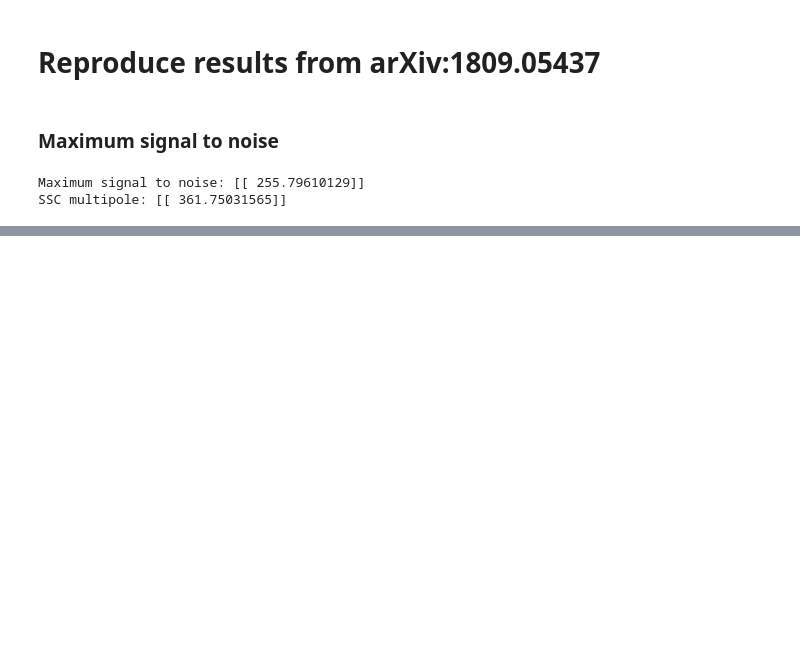
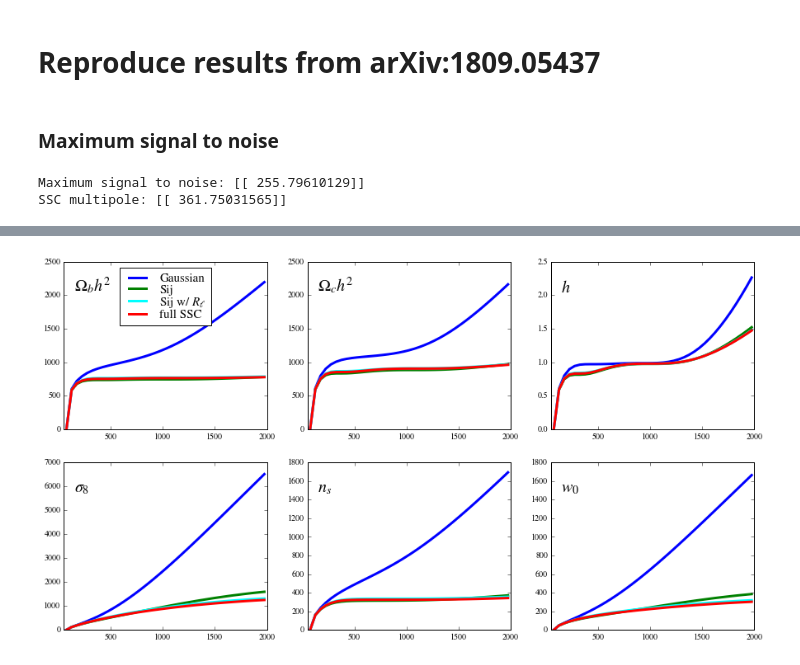
Before and after one commit to fabienlacasa/PySSC, a Jupyter notebook: fastSSC.ipynb, the cells around one changed output, grey strips where cells are left out. Cells and saved outputs as stored; diff of their text form; code cells hidden in the pictures; blank space fills up the shorter version.

```diff
--- a/fastSSC.ipynb
+++ b/fastSSC.ipynb
@@ -149,0 +273,24 @@ SSC multipole: [[ 361.75031565]]
+# %%
+# Implement Fisher formula from Lacasa & Grain
+# with constant effective response R_ell=5 :
+# F_p,p = F^G_p,p * (1-cos^2 theta_p * Y/(1+Y))
+Fisher_effresp_arr = np.zeros([nparams,nparams,nbins])
+for ip in range(0,nparams):
+    Fisher_effresp_arr[ip,ip,:] = Fisher_G_arr[ip,ip,:] * (1 - costheta_arr[ip,:]**2 * Y/(1+Y))
+# %%
+#Plot cumulative Fisher of some param depending on max bin
+fig = plt.figure(figsize=(15,8))
+for ip in range(5,nparams):
+    ax = plt.subplot(2,3,ip-4)
+    plt.plot(lcenter,np.sqrt(Fisher_G_arr[ip,ip,:]),lw=3,label='Gaussian',color='blue')
+    plt.plot(lcenter,np.sqrt(Fisher_effresp_arr[ip,ip,:]),lw=3,label='Sij',color='green')
+    plt.plot(lcenter,np.sqrt(Fisher_Sij_arr[ip,ip,:]),lw=3,label='Sij w/ '+'$R_\ell$',color='cyan')
+    plt.plot(lcenter,np.sqrt(Fisher_sigma2_arr[ip,ip,:]),lw=3,label='full SSC',color='red')
+    plt.xlim([50,2000])
+    plt.text(0.05, 0.8, latex_param_names[ip], fontsize=20, verticalalignment='bottom', horizontalalignment='left',transform=ax.transAxes)
+    if (ip==5):
+        plt.legend(labelspacing=0.0,fontsize=15,loc='upper center')
+#plt.savefig("Fisher_Clgal_GvseffSijvsfullSSC_varylmax.png",bbox_inches='tight')
+plt.show()
+# %% [output]
+[figure, added]
```
Also changed, not shown: parts of 19 cells of this notebook, 1 other file.
